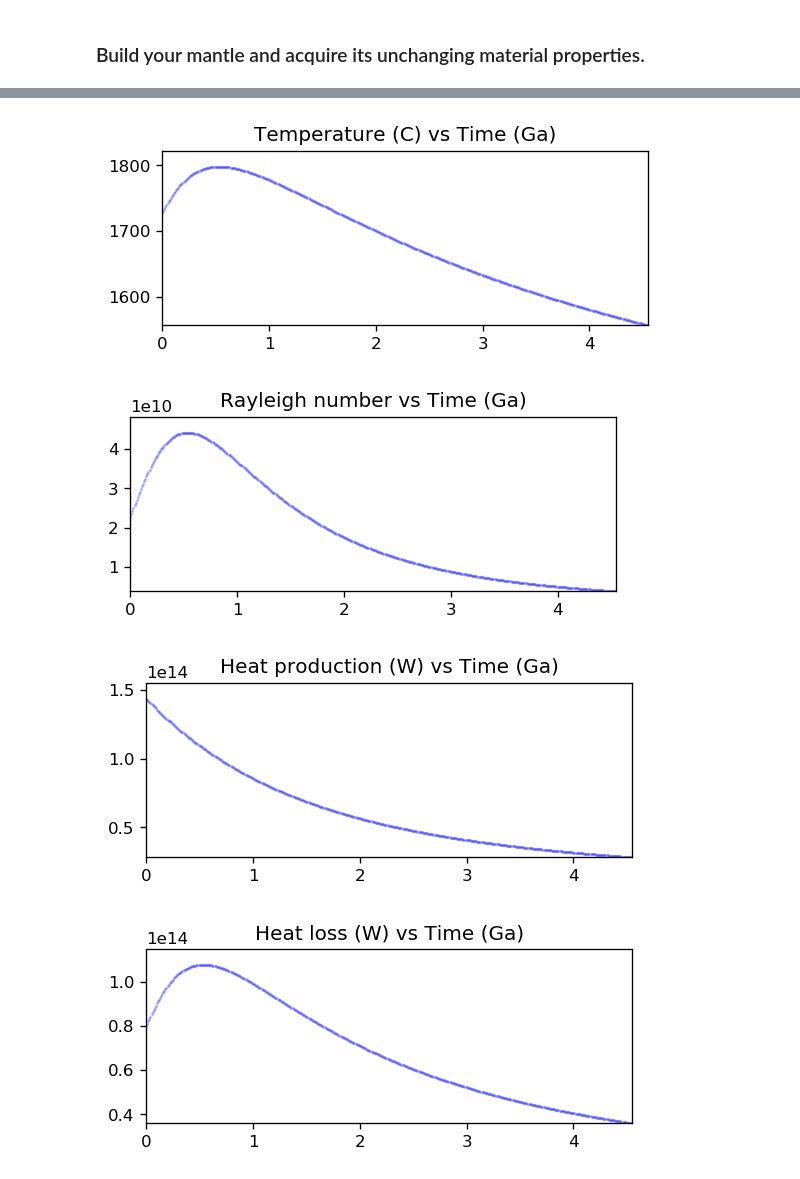
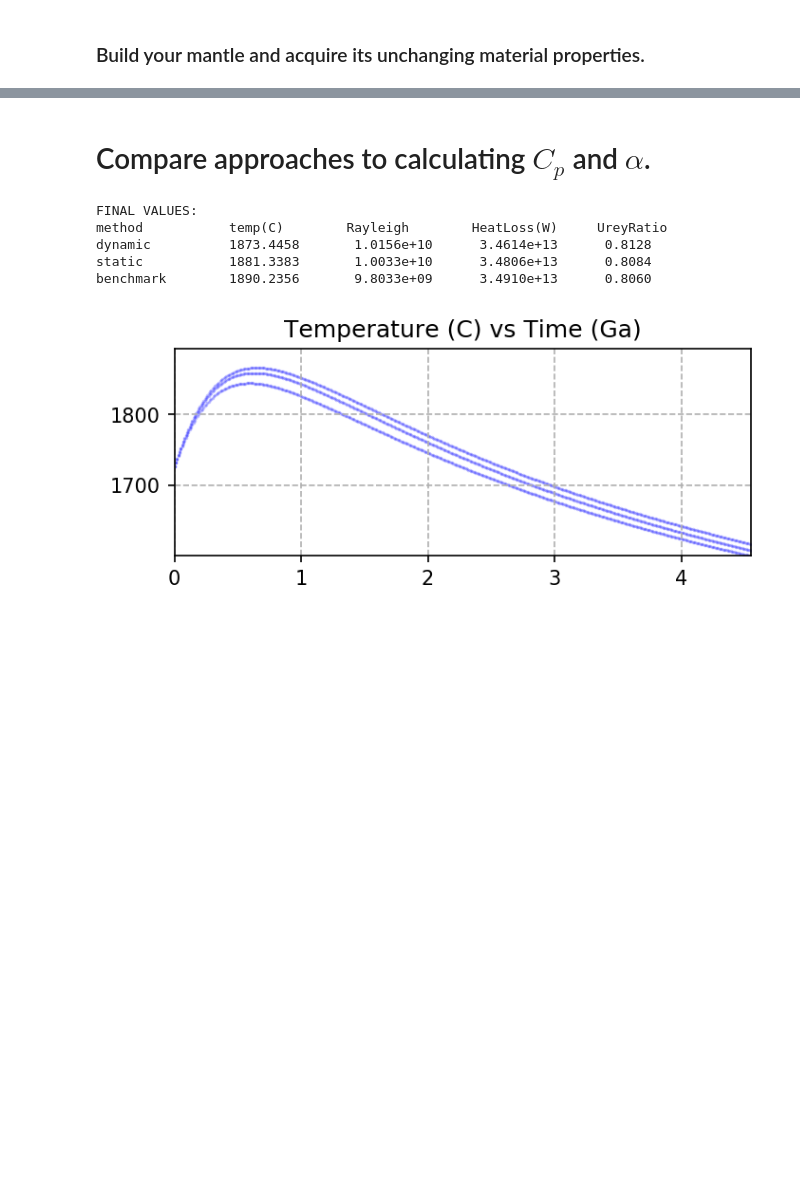
Before and after one commit to camerianm/ExoEvo, a Jupyter notebook: ExoEvo.ipynb, the cells around one changed output, grey strips where cells are left out. Saved outputs shown, nothing was run; the diff lists cells and outputs as text; code cells hidden in the pictures; blank space fills up the shorter version.

```diff
--- a/ExoEvo.ipynb
+++ b/ExoEvo.ipynb
@@ -227,11 +273,51 @@ Program running time:  0.0531  seconds
-# %%
-Temps=evolve.plot_heat(Evolution[:,(0,1)],"Temperature (C) vs Time (Ga)")
-Rayleighs=evolve.plot_heat(Evolution[:,(0,2)],"Rayleigh number vs Time (Ga)")
-Heat_production=evolve.plot_heat(Evolution[:,(0,3)],"Heat production (W) vs Time (Ga)")
-Heat_loss=evolve.plot_heat(Evolution[:,(0,4)],"Heat loss (W) vs Time (Ga)")
-# %% [output]
-[figure, removed]
-[figure, removed]
-[figure, removed]
-[figure, removed]
+# %% [markdown]
+# Compare approaches to calculating $C_p$ and $\alpha$.
+# %%
+methods=('dynamic','static','benchmark')    #static or dynamic thermal parameters
+Tp=Tp0
+Ts=300.0
+dt=0.01
+Hts=[]             #A list of lists; column names are in get.keys['columns']
+t=0.0              #Keep Hts=[], Tp=Tp0, and t=0.0 here, so we can reset values and run again.
+
+print("FINAL VALUES:")
+print('method\t\t temp(C) \tRayleigh \tHeatLoss(W) \tUreyRatio')
+
+for method in methods:
+
+    Tp=Tp0
+    Ts=300.0
+    dt=0.01
+    t=0.0
+
+    while t <= tmax:
+        alpha,cp,k=get.thermals(composition,Tp)
+
+        if method=='dynamic': alpha,cp,k=get.thermals(composition,Tp)
+        if method=='static': alpha,cp,k=get.thermals(composition,1625)
+        if method=='benchmark': alpha,cp,k=3.7e-5,1250.,5.0 #common benchmark values
+
+        viscT=get.viscosity(Ev,visc0,Tp)
+        Ra=get.rayleigh(d,g,pm,Tp,Ts,viscT,alpha,cp,k)
+
+        production=evolve.produce_heat(Mp,Mc,Qp,t)
+        loss=evolve.flux_heat(Sa,c1,k,Tp,d,Ra,Ev)
+        dTp=(dt*get.seconds*(production-loss))/(cp*pm*Vm) #Potentially change to (cp*Mp)?
+        Hts.append([t,Tp-273.15,Ra,production,loss,production/loss])
+
+        Tp=Tp+dTp
+        t=t+dt
+
+    print(method, '  \t', Pf(Tp), '\t', Pe(Ra), '\t',  Pe(loss),  '\t', Pf(production/loss))
+
+Evolution=np.asarray(Hts)
+
+Temps=evolve.plot_heat(Evolution[:,(0,1)],"Temperature (C) vs Time (Ga)")
+# %% [output]
+FINAL VALUES:
+method           temp(C)        Rayleigh        HeatLoss(W)     UreyRatio
+dynamic          1873.4458       1.0156e+10      3.4614e+13      0.8128
+static           1881.3383       1.0033e+10      3.4806e+13      0.8084
+benchmark        1890.2356       9.8033e+09      3.4910e+13      0.8060
+[figure, added]
 # %% [markdown]
```
Also changed, not shown: parts of 11 cells of this notebook, 4 other files.
